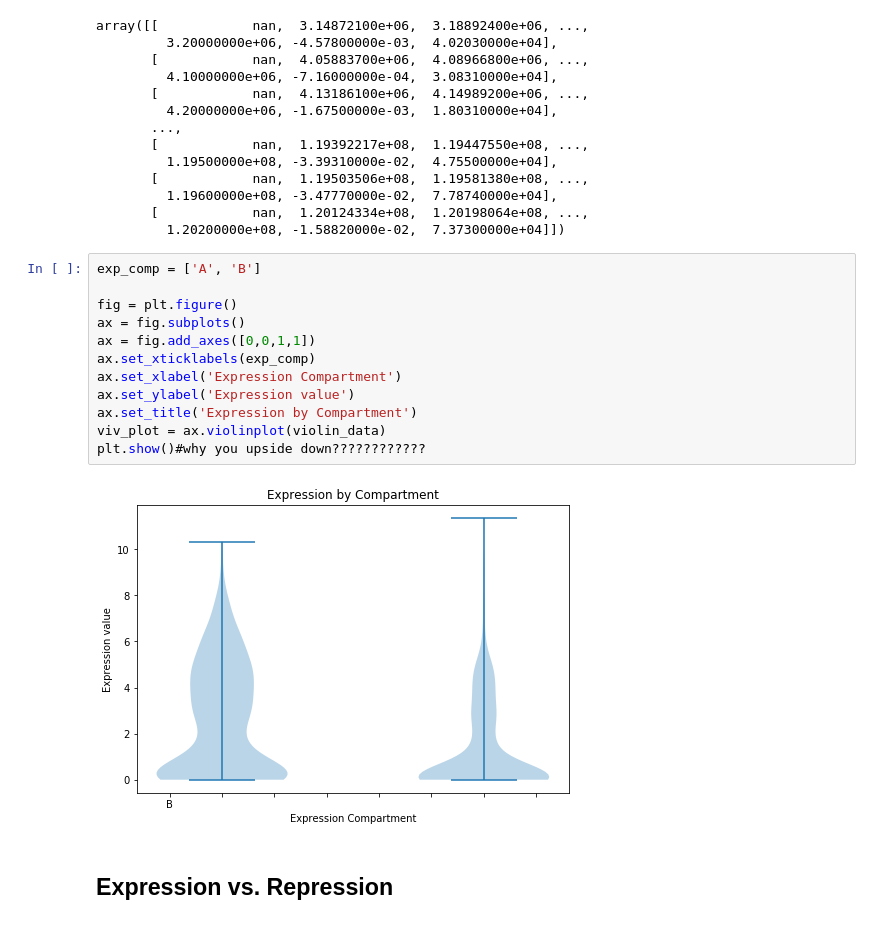
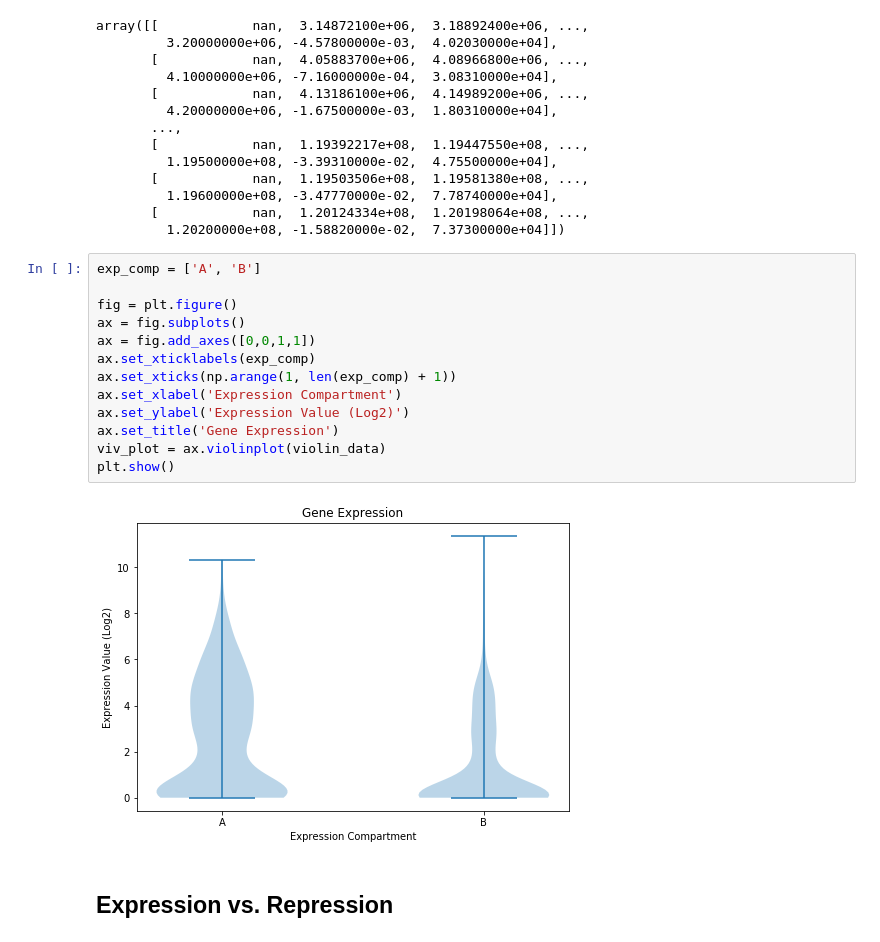
Before and after one commit to vmorri12/qbb2020-answers, a Jupyter notebook: quantbio/week11/3D_genome_hw.ipynb, the cells around one changed output. Cells and saved outputs as stored; diff of their text form.

```diff
--- a/quantbio/week11/3D_genome_hw.ipynb
+++ b/quantbio/week11/3D_genome_hw.ipynb
@@ -94,17 +94,18 @@ array([[            nan,  3.14872100e+06,  3.18892400e+06, ...,
 # %%
 exp_comp = ['A', 'B']
 
 fig = plt.figure()
 ax = fig.subplots()
 ax = fig.add_axes([0,0,1,1])
 ax.set_xticklabels(exp_comp)
+ax.set_xticks(np.arange(1, len(exp_comp) + 1))
 ax.set_xlabel('Expression Compartment')
-ax.set_ylabel('Expression value')
-ax.set_title('Expression by Compartment')
+ax.set_ylabel('Expression Value (Log2)')
+ax.set_title('Gene Expression')
 viv_plot = ax.violinplot(violin_data)
-plt.show()#why you upside down????????????
+plt.show()
 # %% [output]
-[figure, old version]
+[figure, new version]
 # %% [markdown]
 ## Expression vs. Repression
 # %%
```
Also changed, not shown: parts of 9 cells of this notebook.
